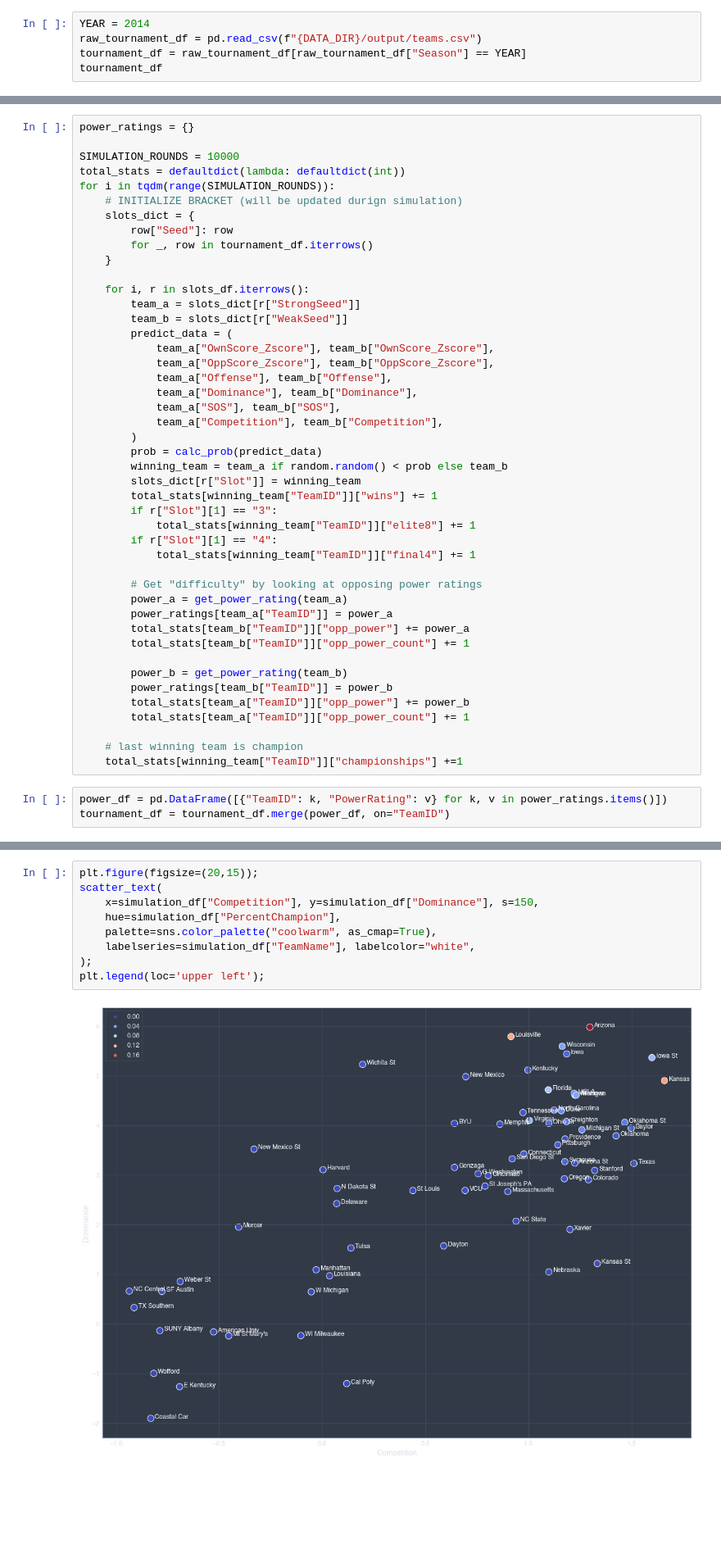
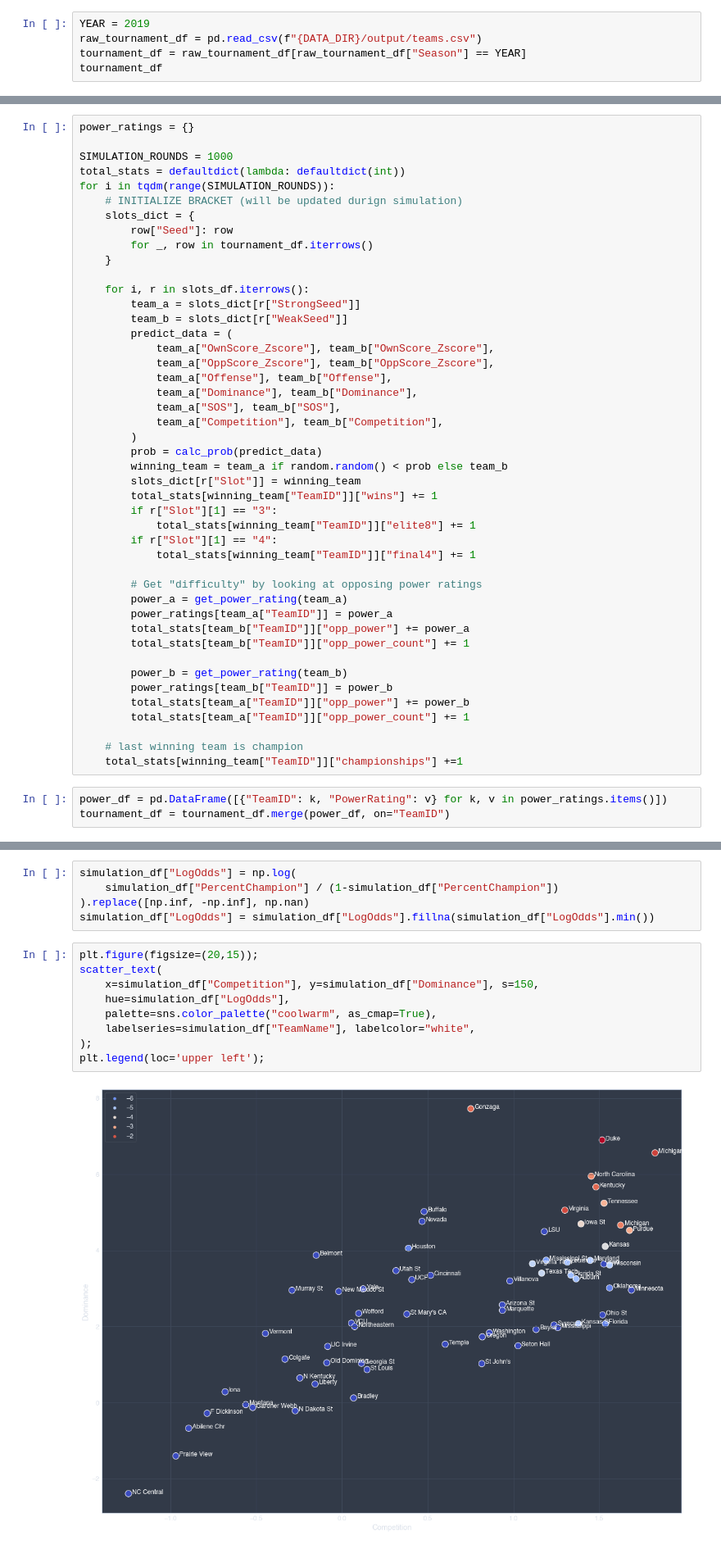
Before and after one commit to jamestwhedbee/jupyter_notebooks, a Jupyter notebook: MarchMadness/PredictMarchMadness.ipynb, the cells around one changed output, grey strips where cells are left out. Shown: that part at 82% size. Drawn from its saved outputs; the diff is of its cells as text; blank space fills up the shorter version.

```diff
--- a/MarchMadness/PredictMarchMadness.ipynb
+++ b/MarchMadness/PredictMarchMadness.ipynb
@@ -15,7 +15,7 @@ from collections import defaultdict
 # %%
 DATA_DIR = "~/jupyter_notebooks/DATA/MarchMadness"
 # %%
-YEAR = 2014
+YEAR = 2019
 raw_tournament_df = pd.read_csv(f"{DATA_DIR}/output/teams.csv")
 tournament_df = raw_tournament_df[raw_tournament_df["Season"] == YEAR]
 tournament_df
@@ -191,7 +191,7 @@ plt.legend(loc='upper left');
 # %%
 power_ratings = {}
 
-SIMULATION_ROUNDS = 10000
+SIMULATION_ROUNDS = 1000
 total_stats = defaultdict(lambda: defaultdict(int))
 for i in tqdm(range(SIMULATION_ROUNDS)):
     # INITIALIZE BRACKET (will be updated durign simulation)
@@ -261,17 +261,22 @@ simulation_df = simulation_df.merge(tournament_df, on="TeamID")[[
     "PercentChampion",
     "Wins"
 ]]
+# %%
+simulation_df["LogOdds"] = np.log(
+    simulation_df["PercentChampion"] / (1-simulation_df["PercentChampion"])
+).replace([np.inf, -np.inf], np.nan)
+simulation_df["LogOdds"] = simulation_df["LogOdds"].fillna(simulation_df["LogOdds"].min())
 # %%
 plt.figure(figsize=(20,15));
 scatter_text(
     x=simulation_df["Competition"], y=simulation_df["Dominance"], s=150,
-    hue=simulation_df["PercentChampion"],
+    hue=simulation_df["LogOdds"],
     palette=sns.color_palette("coolwarm", as_cmap=True),
     labelseries=simulation_df["TeamName"], labelcolor="white",
 );
 plt.legend(loc='upper left');
 # %% [output]
-[figure, old version]
+[figure, new version]
 # %%
 plt.figure(figsize=(20,15));
 scatter_text(
```
Also changed, not shown: parts of 7 cells of this notebook.
